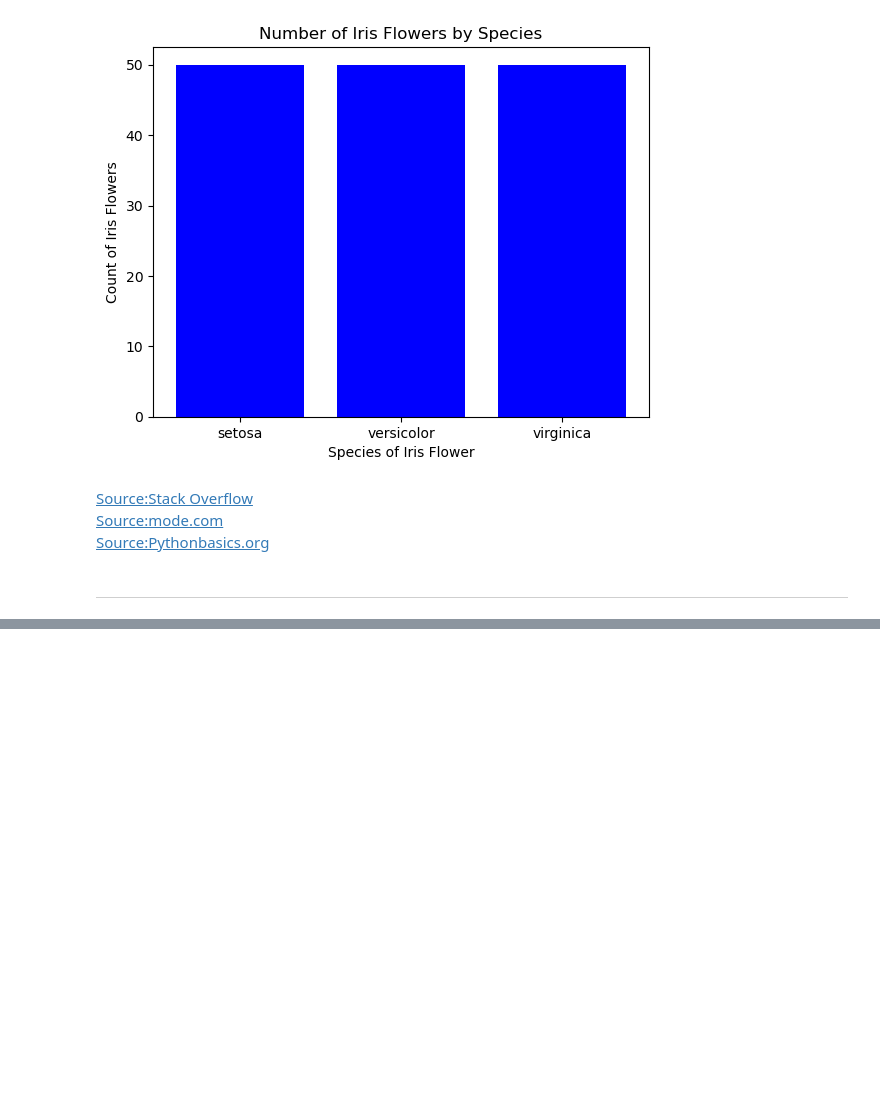
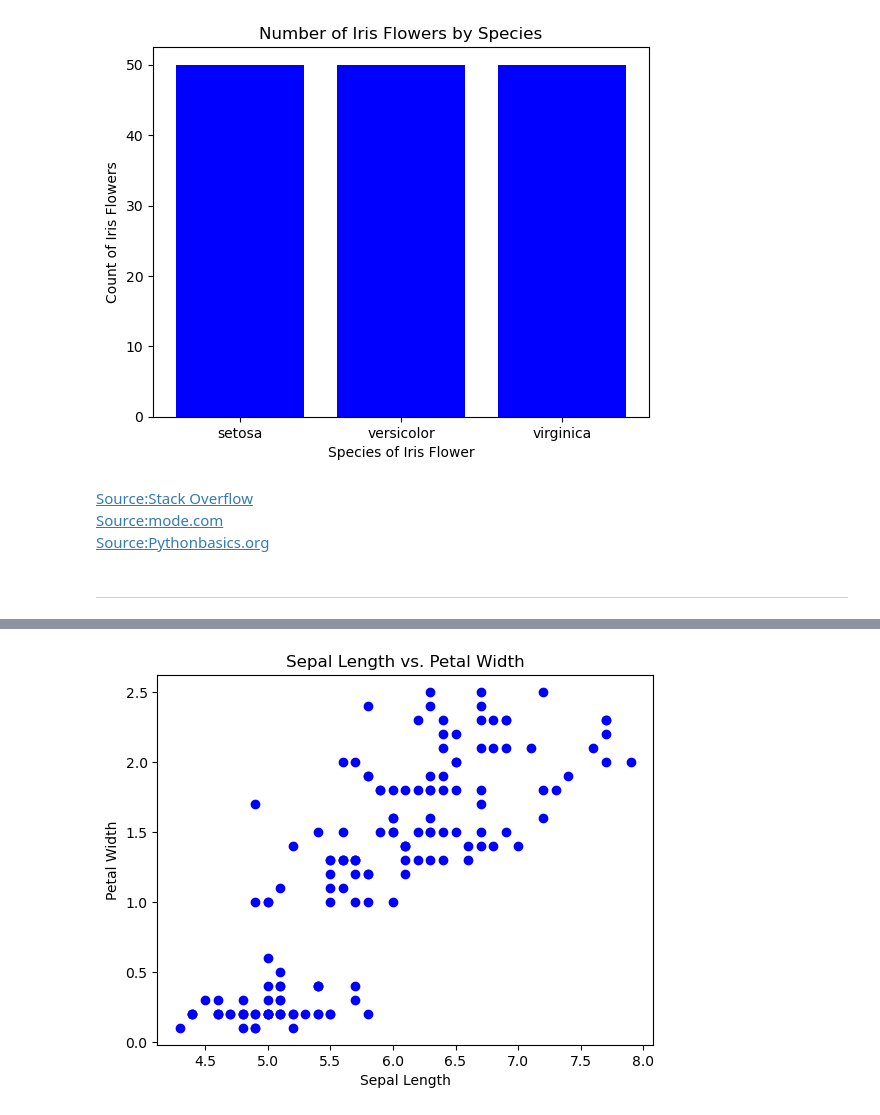
Before and after one commit to sarahembarry/pands-project, a Jupyter notebook: analysisnotebook.ipynb, the cells around one changed output, grey strips where cells are left out. Saved outputs shown, nothing was run; the diff lists cells and outputs as text; code cells hidden in the pictures; blank space fills up the shorter version.

```diff
--- a/analysisnotebook.ipynb
+++ b/analysisnotebook.ipynb
@@ -112,0 +144,11 @@ plt.savefig('species_barchart.png')
+# %%
+# Scattler plot of sepal length and petal width
+
+plt.scatter(sepal_length, petal_width,color='blue')
+plt.xlabel('Sepal Length')
+plt.ylabel('Petal Width')
+plt.title('Sepal Length vs. Petal Width')
+plt.savefig('sepal_length-petal_width.png')
+plt.show()
+# %% [output]
+[figure, added]
```
Also changed, not shown: parts of 9 cells of this notebook, 7 other files.
